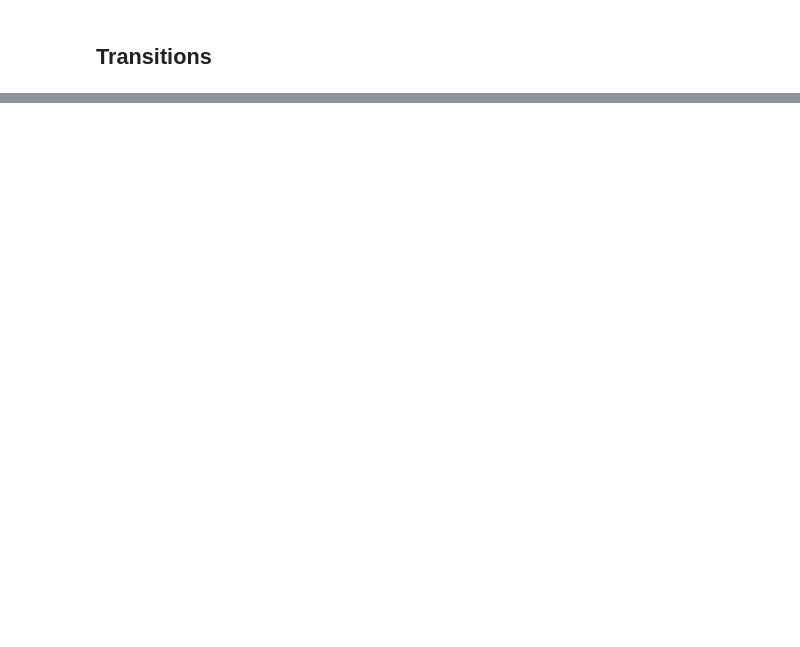
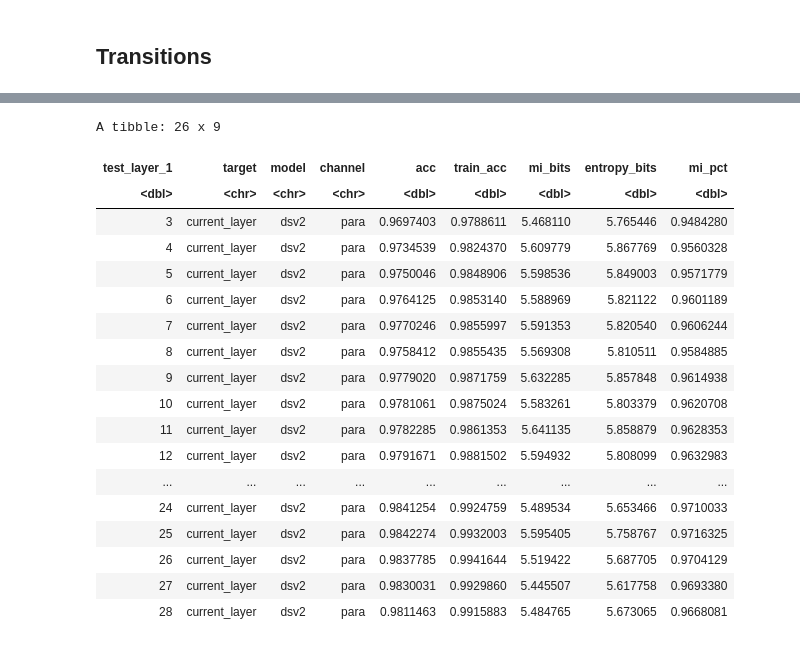
Before and after one commit to bongohead/interpretable-moes-analysis, a Jupyter notebook: analyses/hidden-state-analysis/make-plots.ipynb, the cells around one changed output, grey strips where cells are left out. Drawn from its saved outputs; the diff is of its cells as text; code cells hidden in the pictures; blank space fills up the shorter version.

```diff
--- a/analyses/hidden-state-analysis/make-plots.ipynb
+++ b/analyses/hidden-state-analysis/make-plots.ipynb
@@ -24,9 +75,9 @@ plots = map(group_split(transition_df, model), function(model_transition_df) {
     plot =
         bind_rows(
             model_transition_df %>%
-                transmute(model, layer_ix, component = 'h_para', mean = para_mean_across_layers, upper = mean + para_cis, lower = mean - para_cis),
+                transmute(model, layer_ix_1, component = 'h_para', mean = para_mean_across_layers, upper = mean + para_cis, lower = mean - para_cis),
             model_transition_df %>%
-                transmute(model, layer_ix, component = 'h_orth', mean = orth_mean_across_layers, upper = mean + orth_cis, lower = mean - orth_cis)
+                transmute(model, layer_ix_1, component = 'h_orth', mean = orth_mean_across_layers, upper = mean + orth_cis, lower = mean - orth_cis)
         ) %>%
         ggplot() +
         labs(
@@ -35,15 +86,15 @@ plots = map(group_split(transition_df, model), function(model_transition_df) {
             x = 'Layer index',
             y = 'Cosine similarity to previous layer'
         ) +
-        geom_line(aes(x = layer_ix, y = mean, group = component, color = component), linewidth = 0.8) +
-        geom_point(aes(x = layer_ix, y = mean, group = component, color = component), shape = 16, size = 2) +
-        geom_ribbon(aes(x = layer_ix, ymin = lower, ymax = upper, fill = component), alpha = 0.25, linetype = 'blank', color = NA) +
+        geom_line(aes(x = layer_ix_1, y = mean, group = component, color = component), linewidth = 0.8) +
+        geom_point(aes(x = layer_ix_1, y = mean, group = component, color = component), shape = 16, size = 2) +
+        geom_ribbon(aes(x = layer_ix_1, ymin = lower, ymax = upper, fill = component), alpha = 0.25, linetype = 'blank', color = NA) +
         scale_color_manual(
-            labels = c(h_para = 'Parallel component', h_orth = 'Orthogonal component'),
+            labels = c(h_para = 'Gate-visible channel (<em>h</em>-&parallel;)', h_orth = 'Gate-hidden channel (<em>h</em>-&perp;)'),
             values = c(h_para = '#E69F00', h_orth = '#56B4E9')
         ) +
         scale_fill_manual(
-            labels = c(h_para = 'Parallel component', h_orth = 'Orthogonal component'),
+            labels = c(h_para = 'Gate-visible channel (<em>h</em>-&parallel;)', h_orth = 'Gate-hidden channel (<em>h</em>-&perp;)'),
             values = c(h_para = '#E69F00', h_orth = '#56B4E9')
         ) +
         theme_bw(base_size = base_font_size, base_family = base_font_family) +
@@ -57,7 +108,7 @@ plots = map(group_split(transition_df, model), function(model_transition_df) {
 
             legend.position = "bottom", # Or "bottom"
             legend.title = element_text(face = "bold", size = rel(0.9)),
-            legend.text = element_text(size = rel(0.85)),
+            legend.text = ggtext::element_markdown(size = rel(0.85)),
             legend.background = element_rect(fill="white", color = "grey90", linewidth=0.2), # Subtle legend box
             legend.key.size = unit(0.8, "lines"),
 
@@ -70,14 +121,14 @@ plots = map(group_split(transition_df, model), function(model_transition_df) {
         )
 
     ggsave(
-        str_glue('exports/transition-{model_prefix}-md.pdf'),
+        str_glue('exports/svd-transition-stability-{model_prefix}-md.pdf'),
         plot = plot,
         width = 800/100, height = 500/100,
         units = "in", dpi = 300,
         device = cairo_pdf
     )
     ggsave(
-        str_glue('exports/transition-{model_prefix}-md.png'),
+        str_glue('exports/svd-transition-stability-{model_prefix}-md.png'),
         plot = plot,
         width = 800/100, height = 500/100,
         units = "in", dpi = 300
@@ -88,0 +349,22 @@ plots = map(group_split(transition_df, model), function(model_transition_df) {
+# %%
+layer_pred_df %>% filter(., model == 'dsv2') %>% filter(., channel == 'para') %>% filter(target == 'current_layer')
+# %% [output]
+A tibble: 26 x 9
+| test_layer_1 | target | model | channel | acc | train_acc | mi_bits | entropy_bits | mi_pct |
+| <dbl> | <chr> | <chr> | <chr> | <dbl> | <dbl> | <dbl> | <dbl> | <dbl> |
+| 3 | current_layer | dsv2 | para | 0.9697403 | 0.9788611 | 5.468110 | 5.765446 | 0.9484280 |
+| 4 | current_layer | dsv2 | para | 0.9734539 | 0.9824370 | 5.609779 | 5.867769 | 0.9560328 |
+| 5 | current_layer | dsv2 | para | 0.9750046 | 0.9848906 | 5.598536 | 5.849003 | 0.9571779 |
+| 6 | current_layer | dsv2 | para | 0.9764125 | 0.9853140 | 5.588969 | 5.821122 | 0.9601189 |
+| 7 | current_layer | dsv2 | para | 0.9770246 | 0.9855997 | 5.591353 | 5.820540 | 0.9606244 |
+| 8 | current_layer | dsv2 | para | 0.9758412 | 0.9855435 | 5.569308 | 5.810511 | 0.9584885 |
+| 9 | current_layer | dsv2 | para | 0.9779020 | 0.9871759 | 5.632285 | 5.857848 | 0.9614938 |
+| 10 | current_layer | dsv2 | para | 0.9781061 | 0.9875024 | 5.583261 | 5.803379 | 0.9620708 |
+| 11 | current_layer | dsv2 | para | 0.9782285 | 0.9861353 | 5.641135 | 5.858879 | 0.9628353 |
+| 12 | current_layer | dsv2 | para | 0.9791671 | 0.9881502 | 5.594932 | 5.808099 | 0.9632983 |
+| ... | ... | ... | ... | ... | ... | ... | ... | ... |
+| 24 | current_layer | dsv2 | para | 0.9841254 | 0.9924759 | 5.489534 | 5.653466 | 0.9710033 |
+| 25 | current_layer | dsv2 | para | 0.9842274 | 0.9932003 | 5.595405 | 5.758767 | 0.9716325 |
+| 26 | current_layer | dsv2 | para | 0.9837785 | 0.9941644 | 5.519422 | 5.687705 | 0.9704129 |
+| 27 | current_layer | dsv2 | para | 0.9830031 | 0.9929860 | 5.445507 | 5.617758 | 0.9693380 |
+| 28 | current_layer | dsv2 | para | 0.9811463 | 0.9915883 | 5.484765 | 5.673065 | 0.9668081 |
```
Also changed, not shown: parts of 8 cells of this notebook, 2 other files.
